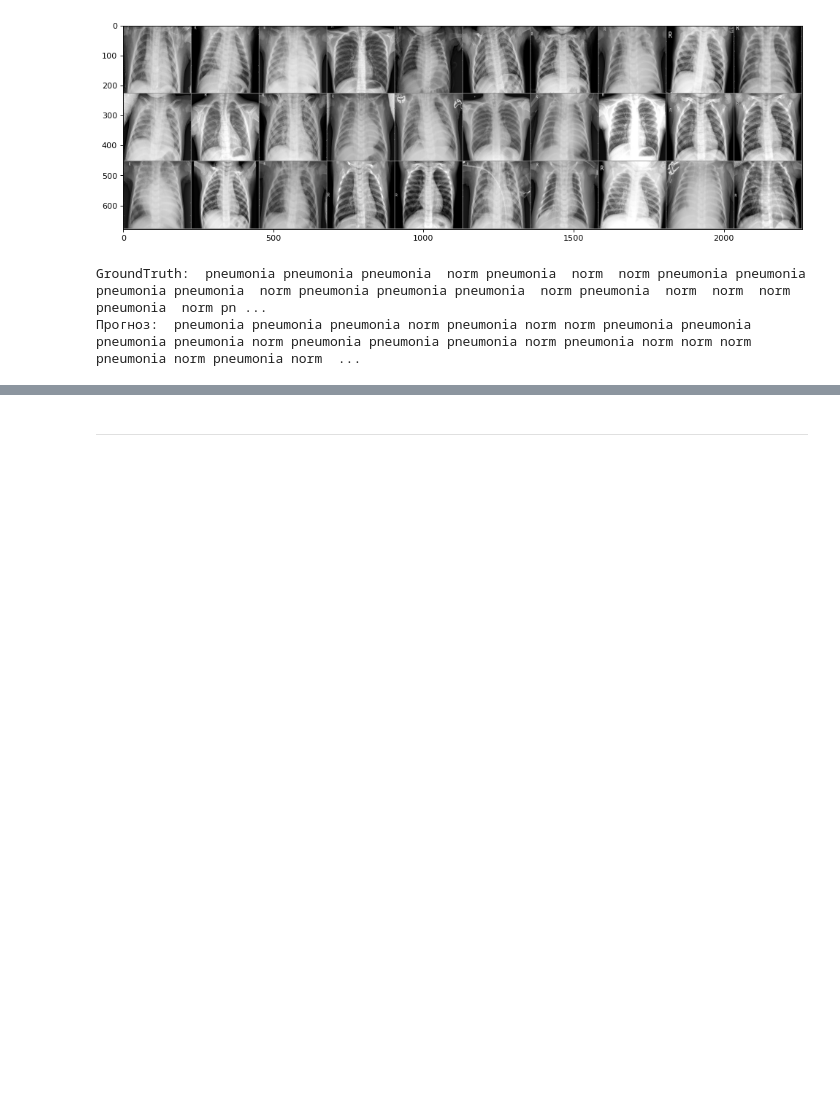
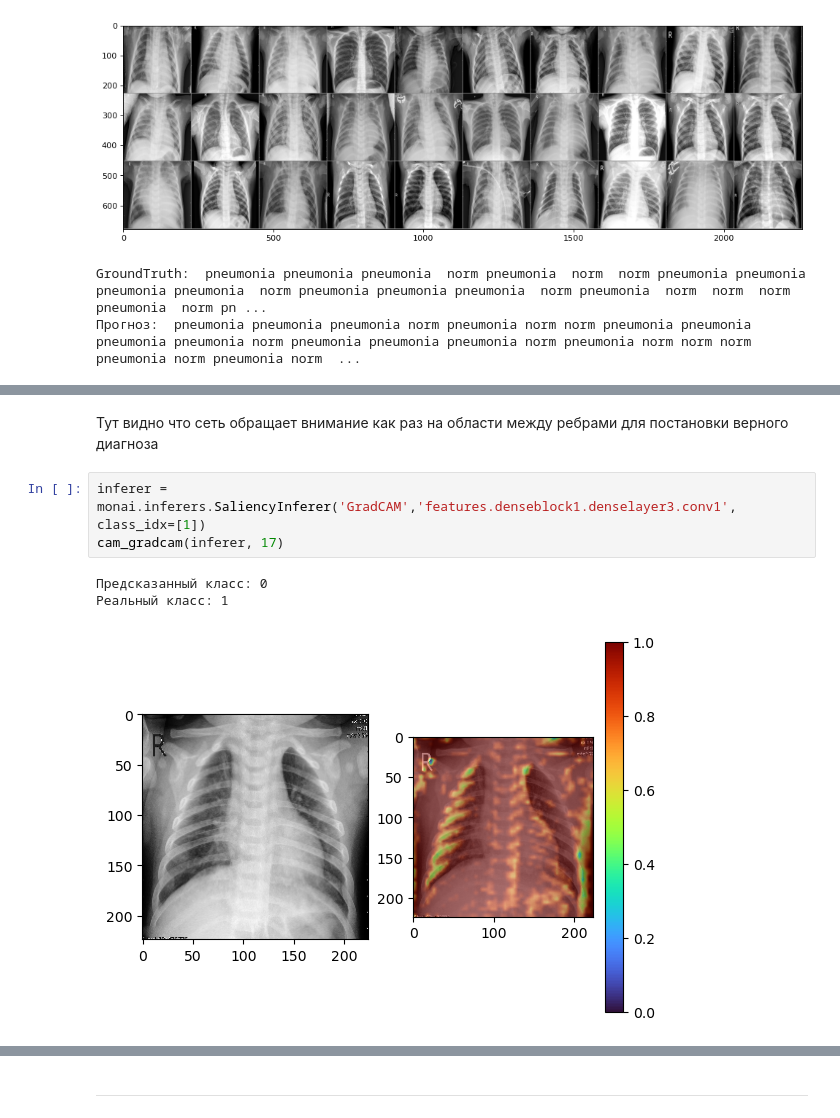
Before and after one commit to Koldim2001/transfer_learning_CNN, a Jupyter notebook: Transfer_learning_DenseNet121.ipynb, the cells around one changed output, grey strips where cells are left out. Cells and saved outputs as stored; diff of their text form; blank space fills up the shorter version.

```diff
--- a/Transfer_learning_DenseNet121.ipynb
+++ b/Transfer_learning_DenseNet121.ipynb
@@ -488,0 +537,9 @@ GroundTruth:  pneumonia pneumonia pneumonia  norm pneumonia  norm  norm pneumoni
+# %% [markdown]
+Тут видно что сеть обращает внимание как раз на области между ребрами для постановки верного диагноза
+# %%
+inferer = monai.inferers.SaliencyInferer('GradCAM','features.denseblock1.denselayer3.conv1', class_idx=[1])
+cam_gradcam(inferer, 17)
+# %% [output]
+Предсказанный класс: 0
+Реальный класс: 1
+[figure, added]
```
Also changed, not shown: parts of 8 cells of this notebook.
